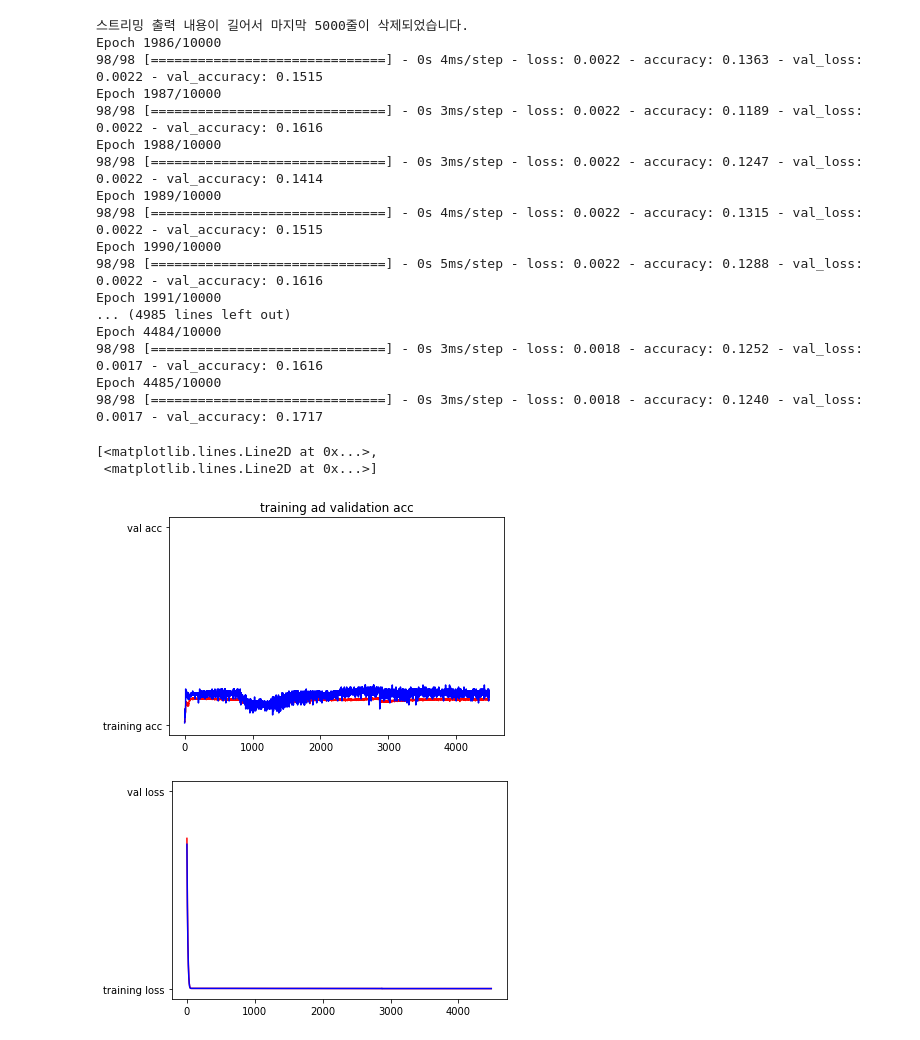
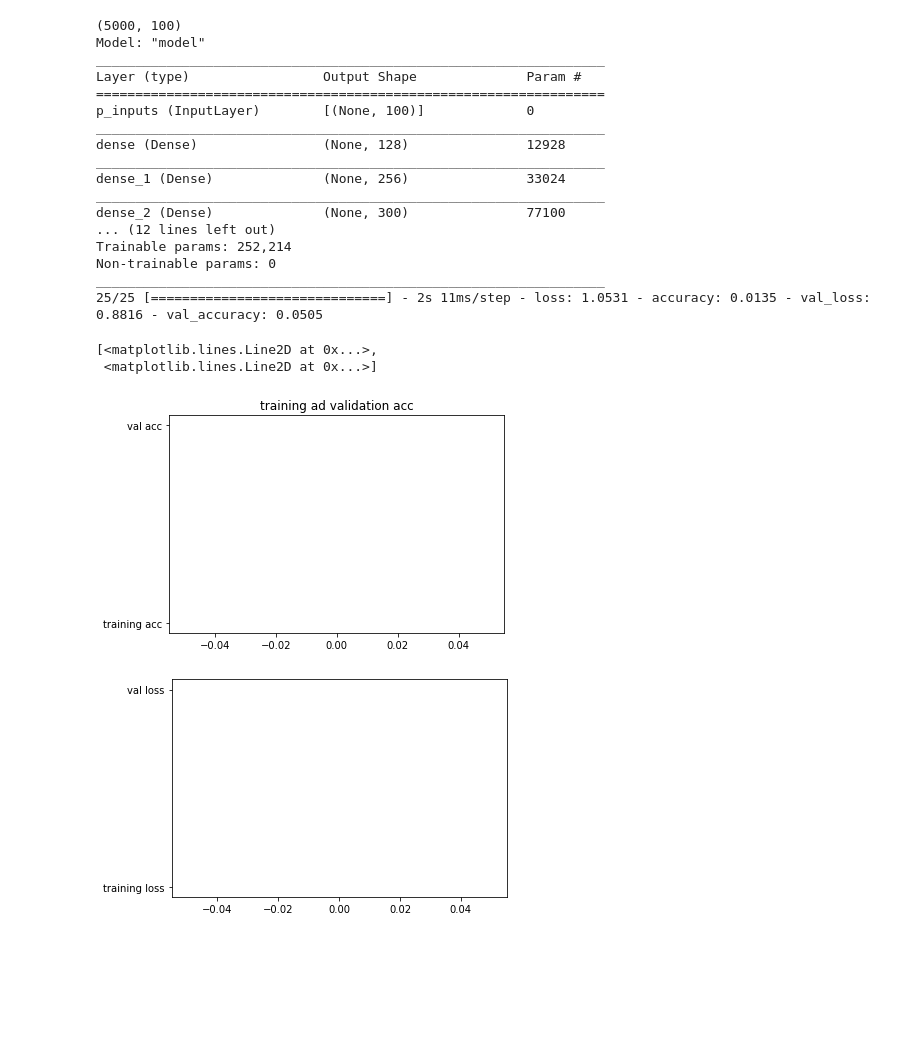
Before and after one commit to SJY-coder/STSEL, a Jupyter notebook: stsel_en_de.ipynb, the cells around one changed output. Cells and saved outputs as stored; diff of their text form; code cells hidden in the pictures; blank space fills up the shorter version.

```diff
--- a/stsel_en_de.ipynb
+++ b/stsel_en_de.ipynb
@@ -6,13 +8,16 @@ import matplotlib.pyplot as plt
 import numpy as np
 import pandas as pd
 from sklearn import preprocessing
+from sklearn.preprocessing import Normalizer
 
 ##pre-processing data##
 p_url ='/content/combined_p_csv.csv'
 p_dataset = pd.read_csv(p_url)
 p_dataset = p_dataset.T
 p_dataset = p_dataset.iloc[:,:100]
-p_dataset = preprocessing.normalize(p_dataset)
+transformer = Normalizer().fit(p_dataset)
+p_dataset = transformer.transform(p_dataset)
+#p_dataset = preprocessing.normalize(p_dataset)
 print(p_dataset.shape)  #(5000,100)
 
 #spliting dataset to train/test
@@ -26,10 +31,10 @@ X_p_train, X_p_test, y_p_train, y_p_test = train_test_split(p_dataset, p_dataset
 #print(s_dataset.shape)  #(5000,110,1)
 
 ####HYPER_PARAMETERS####
-lr=5e-5
+lr=4.8e-4
 PATIENCE=200
-EPOCHS=10000
-BATCH_SIZE=50
+EPOCHS=1
+BATCH_SIZE=200
 VALIDATION_SPLIT=0.02
 optimizer = tf.keras.optimizers.Adam(lr)
 ########################
@@ -45,62 +50,62 @@ p_inputs = Input(shape=(100),name='p_inputs')
 #inputs = Concatenate()([p_inputs,s_inputs])
 
 # 100-64-32-16-32-64-100
-m1 = Dense(64,activation='relu',kernel_regularizer=tf.keras.regularizers.l2(0.01))(p_inputs)
-m1 = Dense(32,activation='relu')(m1)
-m1 = Dense(16,activation='relu')(m1)
-#m1 = Dense(10,activation='relu')(m1)
-#m1 = Dense(16,activation='relu')(m1)
-m1 = Dense(32,activation='relu')(m1)
-m1 = Dense(64,activation='relu')(m1)
+m1 = Dense(128,activation='relu',kernel_regularizer=tf.keras.regularizers.l2(0.01))(p_inputs)
+m1 = Dense(256,activation='relu')(m1)
+m1 = Dense(300,activation='relu')(m1)
+m1 = Dense(10,activation='relu')(m1)
+m1 = Dense(300,activation='relu')(m1)
+m1 = Dense(256,activation='relu')(m1)
+m1 = Dense(128,activation='relu')(m1)
 
 outputs = Dense(100,activation='relu')(m1)
 
 #model1 = Model(inputs=[p_inputs,s_inputs],outputs=outputs)
 
 model1 = Model(inputs=p_inputs,outputs=outputs)
 model1.compile(loss=tf.keras.losses.MSE,optimizer=optimizer,metrics=['accuracy'])
 model1.summary()
 
 #history1 = model1.fit({'p_inputs':X_p_train,'s_inputs':X_s_train},X_p_train,epochs=EPOCHS,batch_size=BATCH_SIZE,validation_split=VALIDATION_SPLIT,
 #                    callbacks=[early_stopping,lr_schedule])
 
 history1 = model1.fit(X_p_train,X_p_train,epochs=EPOCHS,batch_size=BATCH_SIZE,validation_split=VALIDATION_SPLIT,
                    callbacks=[early_stopping])
 
 
 acc = history1.history['accuracy']
 val_acc = history1.history['val_accuracy']
 loss = history1.history['loss']
 val_loss = history1.history['val_loss']
 
 epochs = range(len(acc))
 plt.plot(epochs,acc,'r',"training acc")
 plt.plot(epochs,val_acc,'b',"val acc")
 plt.title('training ad validation acc')
 plt.figure()
 
 plt.plot(epochs,loss,'r',"training loss")
 plt.plot(epochs,val_loss,'b',"val loss")
 # %% [output]
-스트리밍 출력 내용이 길어서 마지막 5000줄이 삭제되었습니다.
-Epoch 1986/10000
-98/98 [==============================] - 0s 4ms/step - loss: 0.0022 - accuracy: 0.1363 - val_loss: 0.0022 - val_accuracy: 0.1515
-Epoch 1987/10000
-98/98 [==============================] - 0s 3ms/step - loss: 0.0022 - accuracy: 0.1189 - val_loss: 0.0022 - val_accuracy: 0.1616
-Epoch 1988/10000
-98/98 [==============================] - 0s 3ms/step - loss: 0.0022 - accuracy: 0.1247 - val_loss: 0.0022 - val_accuracy: 0.1414
-Epoch 1989/10000
-98/98 [==============================] - 0s 4ms/step - loss: 0.0022 - accuracy: 0.1315 - val_loss: 0.0022 - val_accuracy: 0.1515
-Epoch 1990/10000
-98/98 [==============================] - 0s 5ms/step - loss: 0.0022 - accuracy: 0.1288 - val_loss: 0.0022 - val_accuracy: 0.1616
-Epoch 1991/10000
-... (4985 lines left out)
-Epoch 4484/10000
-98/98 [==============================] - 0s 3ms/step - loss: 0.0018 - accuracy: 0.1252 - val_loss: 0.0017 - val_accuracy: 0.1616
-Epoch 4485/10000
-98/98 [==============================] - 0s 3ms/step - loss: 0.0018 - accuracy: 0.1240 - val_loss: 0.0017 - val_accuracy: 0.1717
+(5000, 100)
+Model: "model"
+_________________________________________________________________
+Layer (type)                 Output Shape              Param #
+=================================================================
+p_inputs (InputLayer)        [(None, 100)]             0
+_________________________________________________________________
+dense (Dense)                (None, 128)               12928
+_________________________________________________________________
+dense_1 (Dense)              (None, 256)               33024
+_________________________________________________________________
+dense_2 (Dense)              (None, 300)               77100
+... (12 lines left out)
+Trainable params: 252,214
+Non-trainable params: 0
+_________________________________________________________________
+25/25 [==============================] - 2s 11ms/step - loss: 1.0531 - accuracy: 0.0135 - val_loss: 0.8816 - val_accuracy: 0.0505
 [<matplotlib.lines.Line2D at 0x...>,
  <matplotlib.lines.Line2D at 0x...>]
-[figure, old version]
+[figure, new version]
-[figure, old version]
+[figure, new version]
 # %%
```
Also changed, not shown: parts of 23 cells of this notebook.
